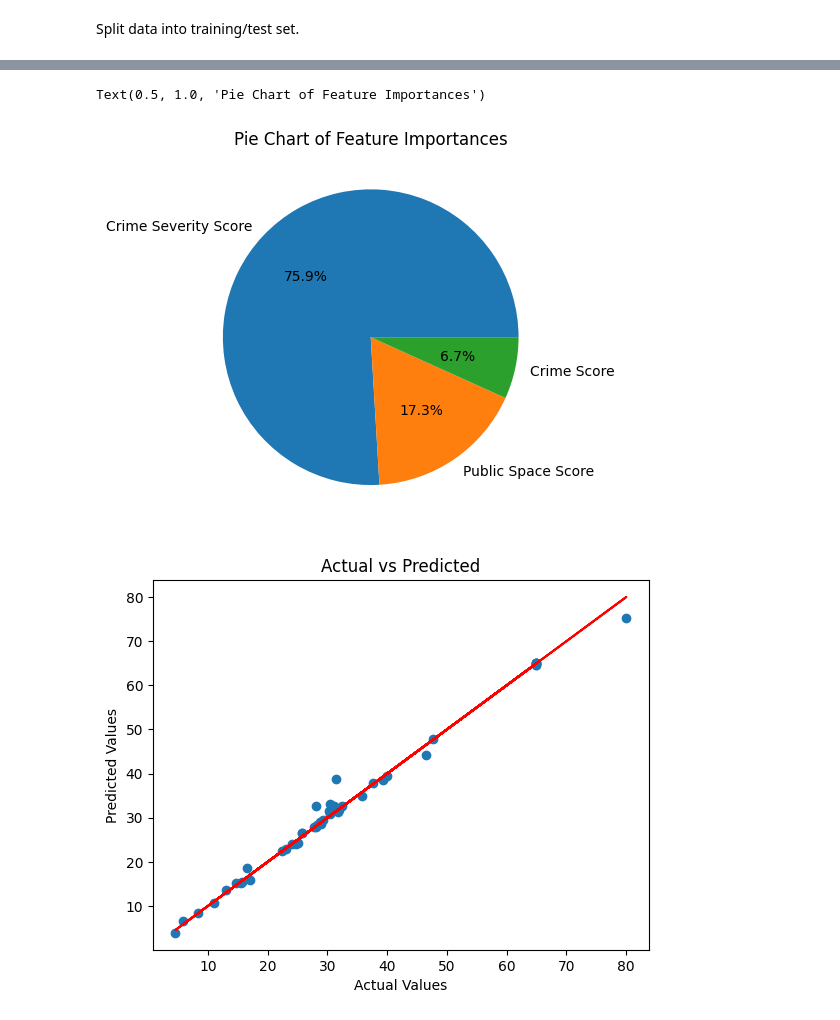
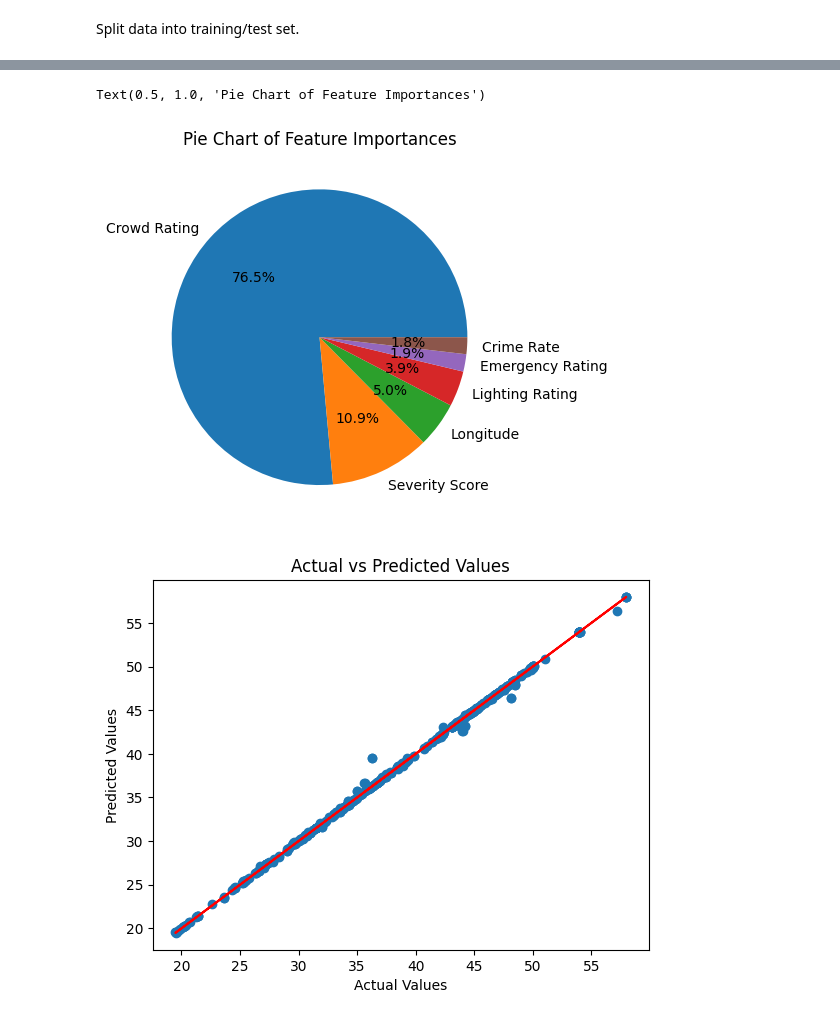
Before and after one commit to loisperryman02/proutectapp, a Jupyter notebook: mobile-application/python-files/machine_learning_implementation.ipynb, the cells around one changed output, grey strips where cells are left out. Cells and saved outputs as stored; diff of their text form; code cells hidden in the pictures.

```diff
--- a/mobile-application/python-files/machine_learning_implementation.ipynb
+++ b/mobile-application/python-files/machine_learning_implementation.ipynb
@@ -258,8 +195,7 @@ Name: Classification, Length: 784, dtype: float64
 # %%
 import pandas as pd
 # %%
-safety_scores = pd.read_csv("C:\\Users\\User\\Documents\\GitHub\\proutectapp\\csv-json-files\\training_set_new.csv")
-
+safety_scores  = pd.read_csv("C:\\Users\\User\\Documents\\GitHub\\proutectapp\\csv-json-files\\training_set_after.csv")
 X = safety_scores.drop(['Safety Score'], axis=1)
 
 y = safety_scores['Safety Score']
@@ -396,9 +308,9 @@ plt.show()
 # %%
-feature_importances.nlargest(3).plot(kind='pie', autopct='%1.1f%%')
+feature_importances.nlargest(6).plot(kind='pie', autopct='%1.1f%%')
 plt.title('Pie Chart of Feature Importances')
 # %% [output]
 Text(0.5, 1.0, 'Pie Chart of Feature Importances')
-[figure, old version]
+[figure, new version]
 # %%
 import matplotlib.pyplot as plt
 
@@ -406,8 +318,8 @@ import matplotlib.pyplot as plt
 plt.scatter(x=y_test, y=y_pred)
 plt.xlabel('Actual Values')
 plt.ylabel('Predicted Values')
-plt.title('Actual vs Predicted')
+plt.title('Actual vs Predicted Values')
 plt.plot(y_test, y_test, color='red')  # Line for perfect predictions
 plt.show()
 # %% [output]
-[figure, old version]
+[figure, new version]
```
Also changed, not shown: parts of 16 cells of this notebook, 12 other files.
